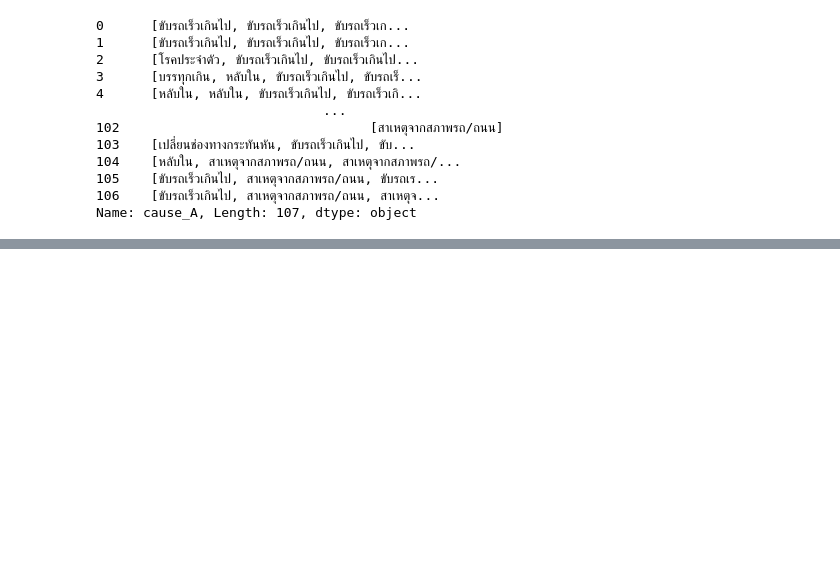
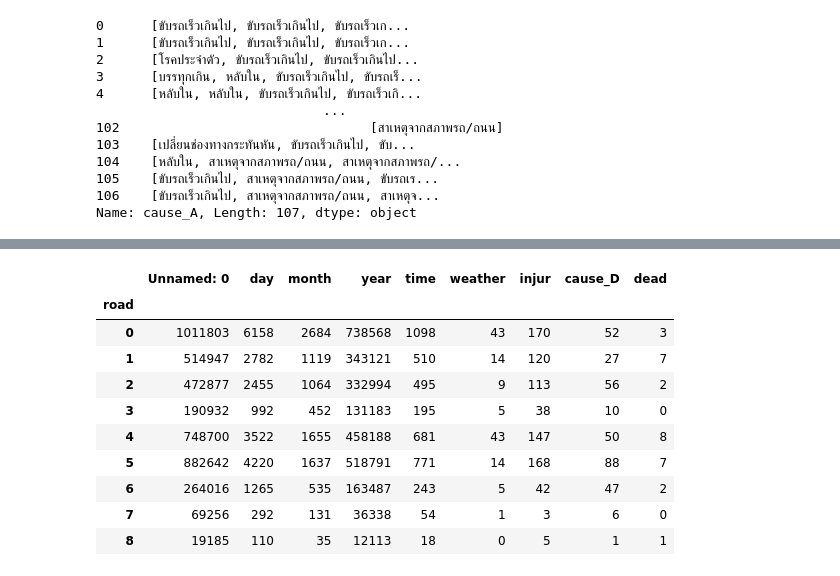
Before and after one commit to Thewaiii/BSC_DPDM23, a Jupyter notebook: ProJ.ipynb, the cells around one changed output, grey strips where cells are left out. Saved outputs shown, nothing was run; the diff lists cells and outputs as text; code cells hidden in the pictures; blank space fills up the shorter version.

```diff
--- a/ProJ.ipynb
+++ b/ProJ.ipynb
@@ -132,0 +298,14 @@ RelationRecord(items=frozenset({'ขับรถประมาท', 'เปล
+# %%
+data_after_midnight0.groupby(['road']).sum()
+# %% [output]
+|  | Unnamed: 0 | day | month | year | time | weather | injur | cause_D | dead |
+| road |  |  |  |  |  |  |  |  |  |
+| 0 | 1011803 | 6158 | 2684 | 738568 | 1098 | 43 | 170 | 52 | 3 |
+| 1 | 514947 | 2782 | 1119 | 343121 | 510 | 14 | 120 | 27 | 7 |
+| 2 | 472877 | 2455 | 1064 | 332994 | 495 | 9 | 113 | 56 | 2 |
+| 3 | 190932 | 992 | 452 | 131183 | 195 | 5 | 38 | 10 | 0 |
+| 4 | 748700 | 3522 | 1655 | 458188 | 681 | 43 | 147 | 50 | 8 |
+| 5 | 882642 | 4220 | 1637 | 518791 | 771 | 14 | 168 | 88 | 7 |
+| 6 | 264016 | 1265 | 535 | 163487 | 243 | 5 | 42 | 47 | 2 |
+| 7 | 69256 | 292 | 131 | 36338 | 54 | 1 | 3 | 6 | 0 |
+| 8 | 19185 | 110 | 35 | 12113 | 18 | 0 | 5 | 1 | 1 |
```
Also changed, not shown: parts of 21 cells of this notebook.
